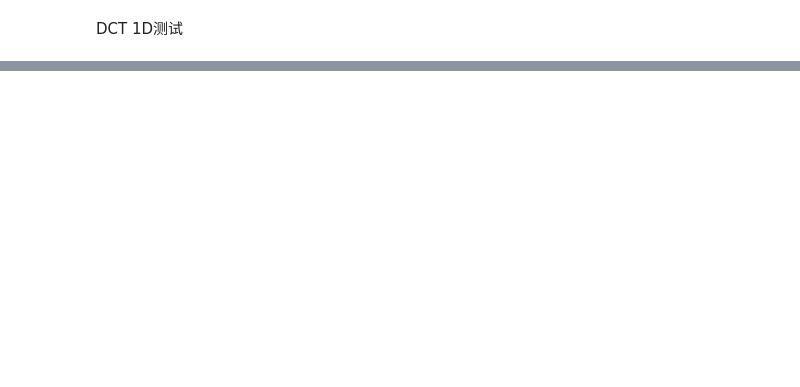
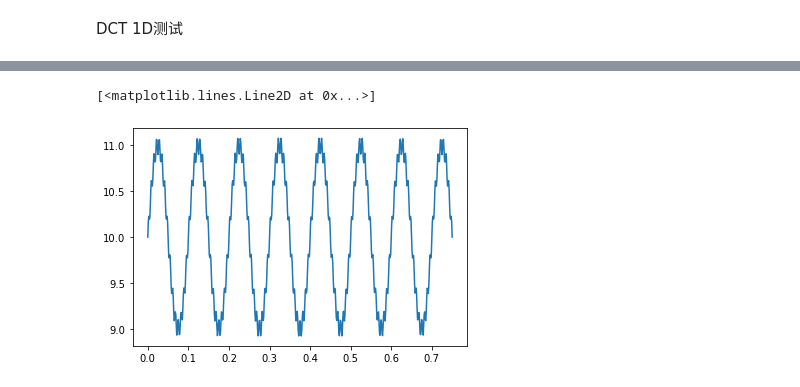
Before and after one commit to dozerlcl/MPAS_case_study, a Jupyter notebook: 92-25km_vr_rcm_postprocess/visualization/spectral/2d_dct/fft_test.ipynb, the cells around one changed output, grey strips where cells are left out. Drawn from its saved outputs; the diff is of its cells as text; code cells hidden in the pictures; blank space fills up the shorter version.

```diff
--- a/92-25km_vr_rcm_postprocess/visualization/spectral/2d_dct/fft_test.ipynb
+++ b/92-25km_vr_rcm_postprocess/visualization/spectral/2d_dct/fft_test.ipynb
@@ -44,0 +46,5 @@ plt.plot(xf[1:], 2.0/N * np.abs(yf[0:int(N/2)])[1:])
+# %%
+plt.plot(x, y)
+# %% [output]
+[<matplotlib.lines.Line2D at 0x...>]
+[figure, added]
```
Also changed, not shown: parts of 5 cells of this notebook, 6 other files.
